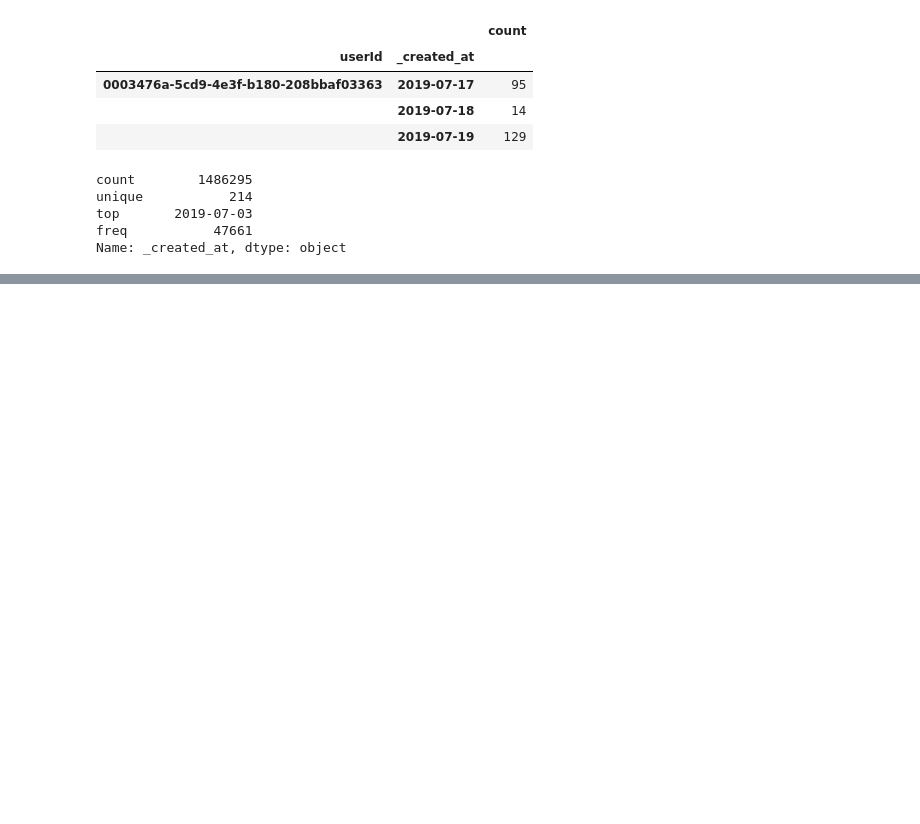
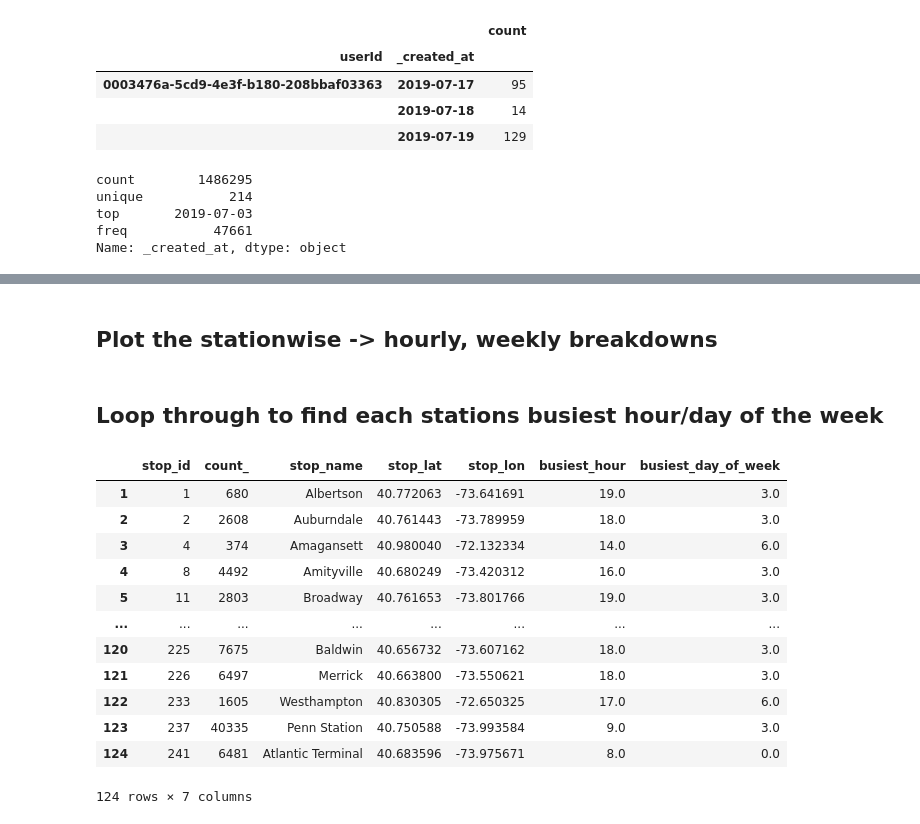
Before and after one commit to rajatrh/MTA-Schedule-Delays, a Jupyter notebook: User_Analysis.ipynb, the cells around one changed output, grey strips where cells are left out. Saved outputs shown, nothing was run; the diff lists cells and outputs as text; code cells hidden in the pictures; blank space fills up the shorter version.

```diff
--- a/User_Analysis.ipynb
+++ b/User_Analysis.ipynb
@@ -86,0 +199,10 @@ q2b = q2b.add_suffix('_').reset_index()
+# %% [markdown]
+## Plot the stationwise -> hourly, weekly breakdowns
+# %%
+plt.figure(figsize=(5,4))
+stationNumber = 14
+df_102 = df_fin_crowd_source[df_fin_crowd_source['stop_id'] == stationNumber]
+df_102['parsed_time_hour'] = pd.to_datetime(df_102['locationTime'], errors='coerce').dt.hour
+df_102['parsed_day_of_week'] = pd.to_datetime(df_102['_created_at'], errors='coerce').dt.dayofweek
+
+df_102.groupby('parsed_time_hour')['stop_id'].count().plot.bar()
@@ -86,0 +211,26 @@ q2b = q2b.add_suffix('_').reset_index()
+# %% [markdown]
+## Loop through to find each stations busiest hour/day of the week
+# %%
+for s_index, s_row in df_st.iterrows():
+  stationNumber = s_row['stop_id']
+  df_stt = df_fin_crowd_source[df_fin_crowd_source['stop_id'] == stationNumber]
+  df_stt['parsed_time_hour'] = pd.to_datetime(df_stt['locationTime'], errors='coerce').dt.hour
+  df_stt['parsed_day_of_week'] = pd.to_datetime(df_stt['_created_at'], errors='coerce').dt.dayofweek
+  df_st.loc[s_index, 'busiest_hour'] = df_stt.groupby('parsed_time_hour')['userId'].count().sort_values(ascending=False).keys()[0]
+  df_st.loc[s_index, 'busiest_day_of_week'] = df_stt.groupby('parsed_day_of_week')['userId'].count().sort_values(ascending=False).keys()[0]
+# %%
+df_st
+# %% [output]
+|  | stop_id | count_ | stop_name | stop_lat | stop_lon | busiest_hour | busiest_day_of_week |
+| 1 | 1 | 680 | Albertson | 40.772063 | -73.641691 | 19.0 | 3.0 |
+| 2 | 2 | 2608 | Auburndale | 40.761443 | -73.789959 | 18.0 | 3.0 |
+| 3 | 4 | 374 | Amagansett | 40.980040 | -72.132334 | 14.0 | 6.0 |
+| 4 | 8 | 4492 | Amityville | 40.680249 | -73.420312 | 16.0 | 3.0 |
+| 5 | 11 | 2803 | Broadway | 40.761653 | -73.801766 | 19.0 | 3.0 |
+| ... | ... | ... | ... | ... | ... | ... | ... |
+| 120 | 225 | 7675 | Baldwin | 40.656732 | -73.607162 | 18.0 | 3.0 |
+| 121 | 226 | 6497 | Merrick | 40.663800 | -73.550621 | 18.0 | 3.0 |
+| 122 | 233 | 1605 | Westhampton | 40.830305 | -72.650325 | 17.0 | 6.0 |
+| 123 | 237 | 40335 | Penn Station | 40.750588 | -73.993584 | 9.0 | 3.0 |
+| 124 | 241 | 6481 | Atlantic Terminal | 40.683596 | -73.975671 | 8.0 | 0.0 |
+124 rows × 7 columns
```
Also changed, not shown: parts of 22 cells of this notebook.
